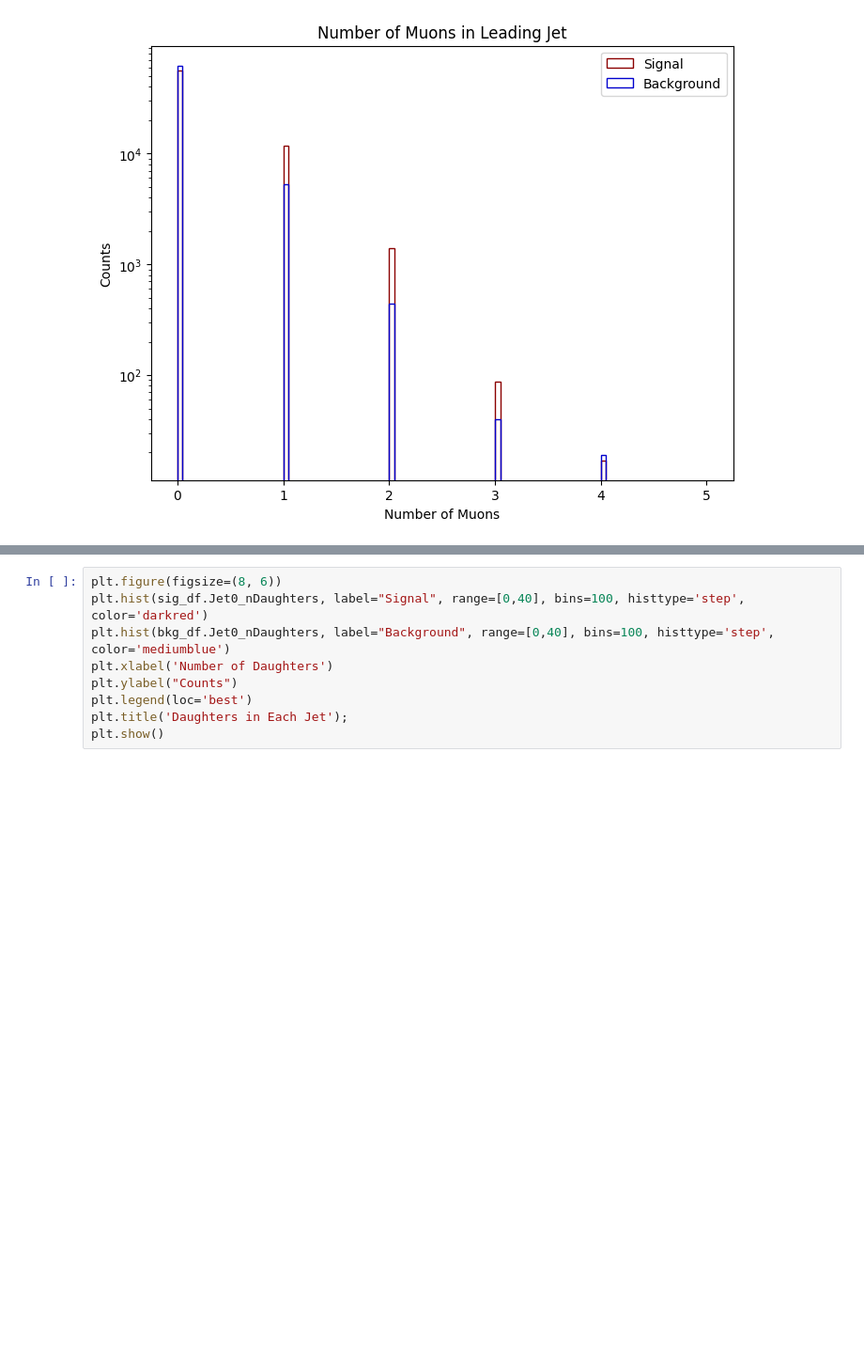
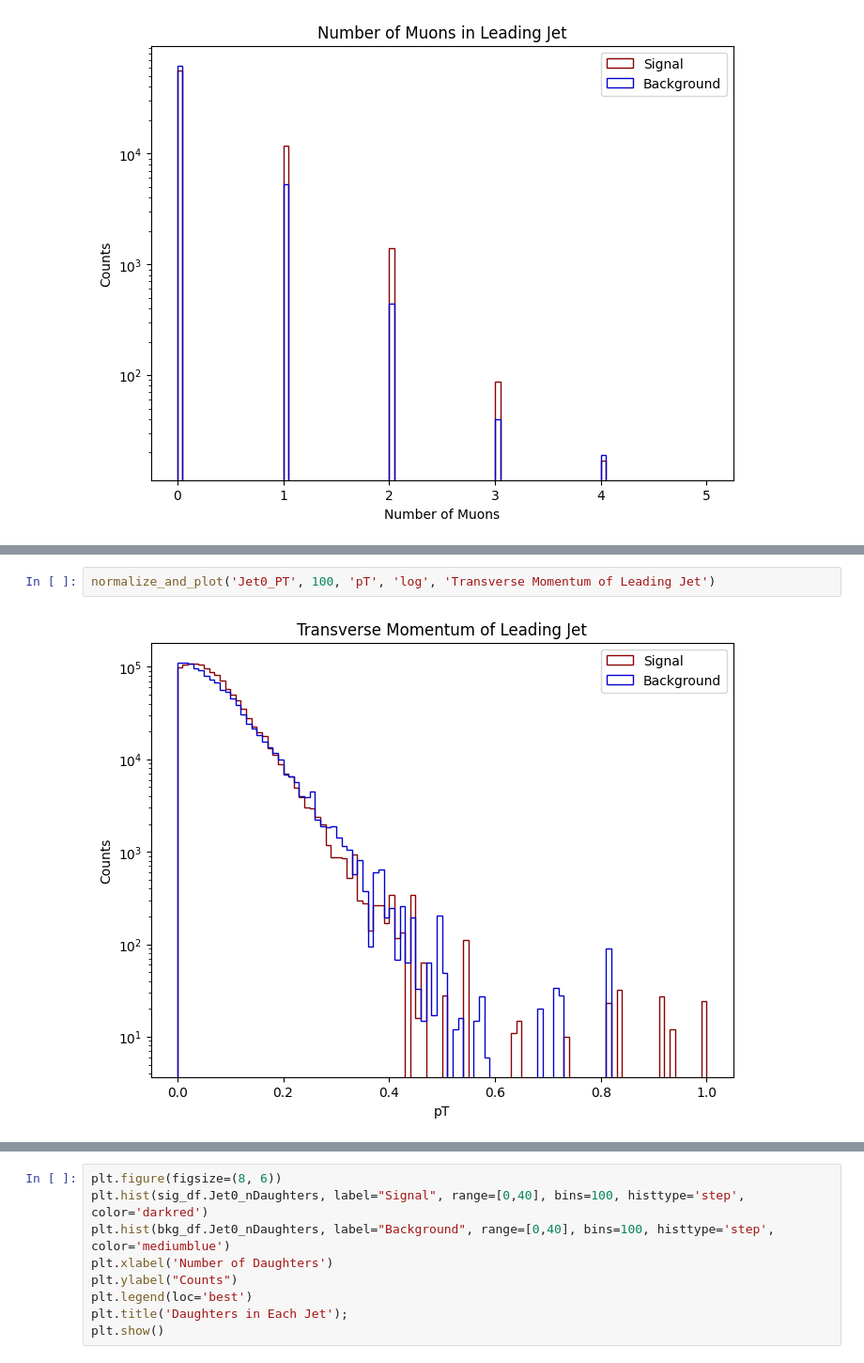
Before and after one commit to gpesticci/Jet-GNN, a Jupyter notebook: plots.ipynb, the cells around one changed output, grey strips where cells are left out. Shown at 94% size. Cells and saved outputs as stored; diff of their text form; blank space fills up the shorter version.

```diff
--- a/plots.ipynb
+++ b/plots.ipynb
@@ -186,0 +133,4 @@ plt.show()
+# %%
+normalize_and_plot('Jet0_PT', 100, 'pT', 'log', 'Transverse Momentum of Leading Jet')
+# %% [output]
+[figure, added]
```
Also changed, not shown: parts of 62 cells of this notebook, 1 other file.
